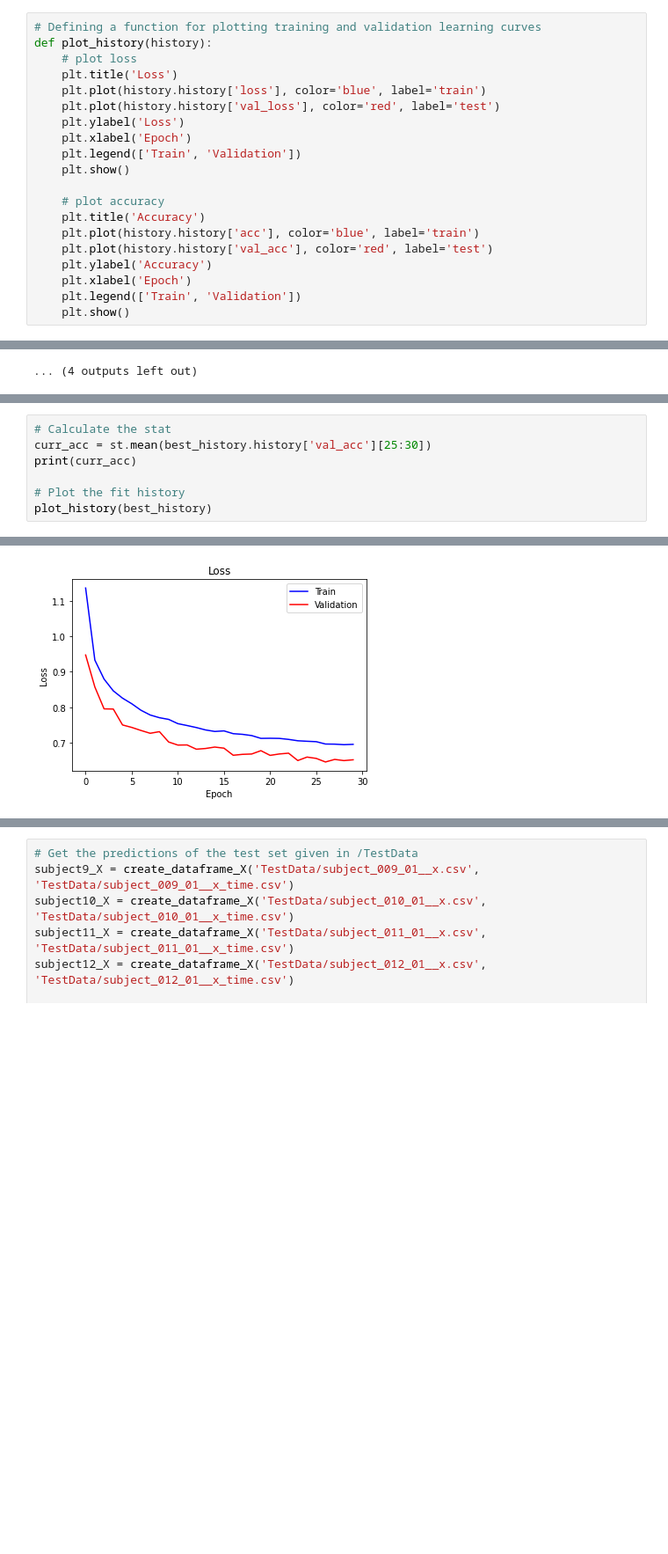
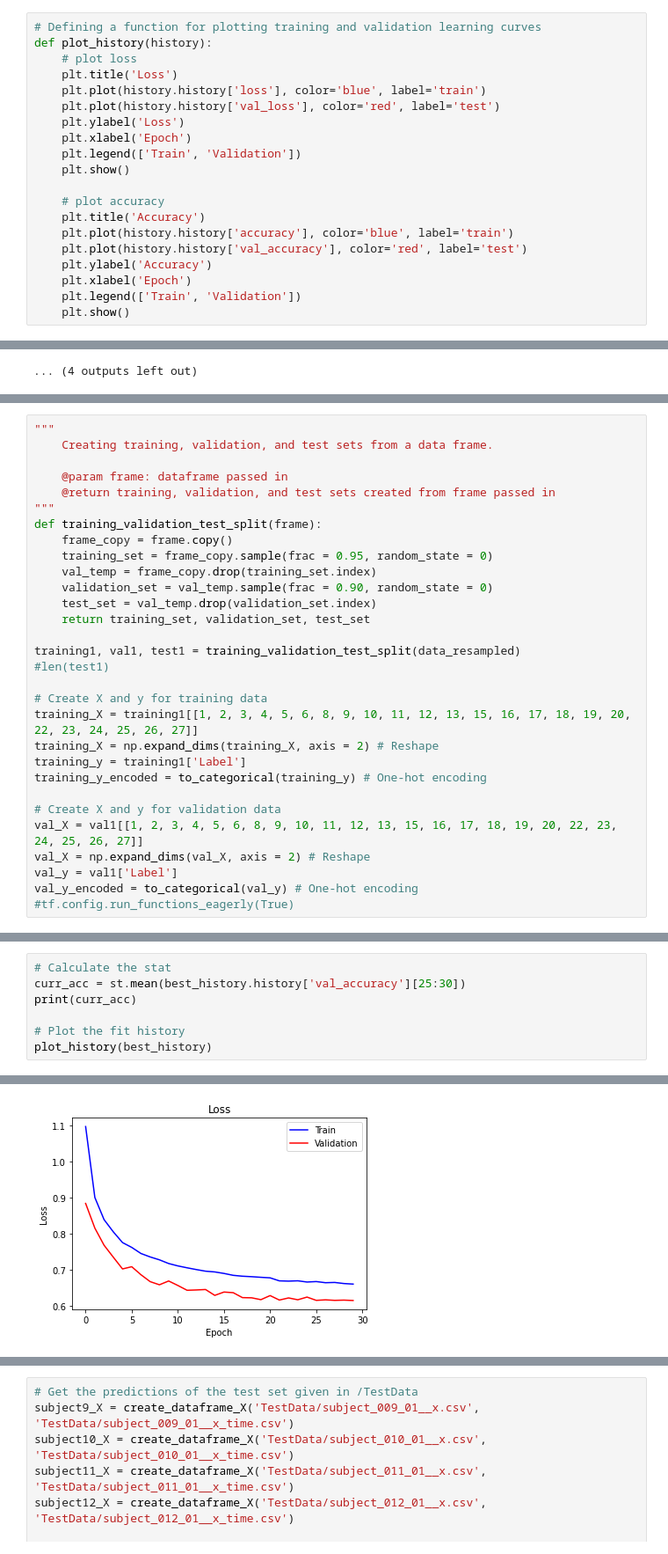
Before and after one commit to shilpakancharla/terrain-identification, a Jupyter notebook: ProjC1_Predictions_24features_clean.ipynb, the cells around one changed output, grey strips where cells are left out. Shown at 88% size. Cells and saved outputs as stored; diff of their text form; blank space fills up the shorter version.

Commit message:
trained with more data

```diff
--- a/ProjC1_Predictions_24features_clean.ipynb
+++ b/ProjC1_Predictions_24features_clean.ipynb
@@ -365,8 +309,8 @@ def plot_history(history):
 
     # plot accuracy
     plt.title('Accuracy')
-    plt.plot(history.history['acc'], color='blue', label='train')
-    plt.plot(history.history['val_acc'], color='red', label='test')
+    plt.plot(history.history['accuracy'], color='blue', label='train')
+    plt.plot(history.history['val_accuracy'], color='red', label='test')
     plt.ylabel('Accuracy')
     plt.xlabel('Epoch')
     plt.legend(['Train', 'Validation'])
@@ -515,6 +459,36 @@ Total params: 90,820
 Trainable params: 90,820
 Non-trainable params: 0
 _________________________________________________________________
+# %%
+"""
+    Creating training, validation, and test sets from a data frame.
+
+    @param frame: dataframe passed in
+    @return training, validation, and test sets created from frame passed in
+"""
+def training_validation_test_split(frame):
+    frame_copy = frame.copy()
+    training_set = frame_copy.sample(frac = 0.95, random_state = 0)
+    val_temp = frame_copy.drop(training_set.index)
+    validation_set = val_temp.sample(frac = 0.90, random_state = 0)
+    test_set = val_temp.drop(validation_set.index)
+    return training_set, validation_set, test_set
+
+training1, val1, test1 = training_validation_test_split(data_resampled)
+#len(test1)
+
+# Create X and y for training data
+training_X = training1[[1, 2, 3, 4, 5, 6, 8, 9, 10, 11, 12, 13, 15, 16, 17, 18, 19, 20, 22, 23, 24, 25, 26, 27]]
+training_X = np.expand_dims(training_X, axis = 2) # Reshape
+training_y = training1['Label']
+training_y_encoded = to_categorical(training_y) # One-hot encoding
+
+# Create X and y for validation data
+val_X = val1[[1, 2, 3, 4, 5, 6, 8, 9, 10, 11, 12, 13, 15, 16, 17, 18, 19, 20, 22, 23, 24, 25, 26, 27]]
+val_X = np.expand_dims(val_X, axis = 2) # Reshape
+val_y = val1['Label']
+val_y_encoded = to_categorical(val_y) # One-hot encoding
+#tf.config.run_functions_eagerly(True)
 # %%
 # Fit the model
 best_history = best_model.fit(training_X, training_y_encoded, epochs = 30, validation_data = (val_X, val_y_encoded), verbose = 1)
@@ -539,6 +513,6 @@ Epoch 30/30
 # %%
 # Calculate the stat
-curr_acc = st.mean(best_history.history['val_acc'][25:30])
+curr_acc = st.mean(best_history.history['val_accuracy'][25:30])
 print(curr_acc)
 
 # Plot the fit history
@@ -548 +522 @@ plot_history(best_history)
-[figure, old version]
+[figure, new version]
```
Also changed, not shown: parts of 9 cells of this notebook, 4 other files.
